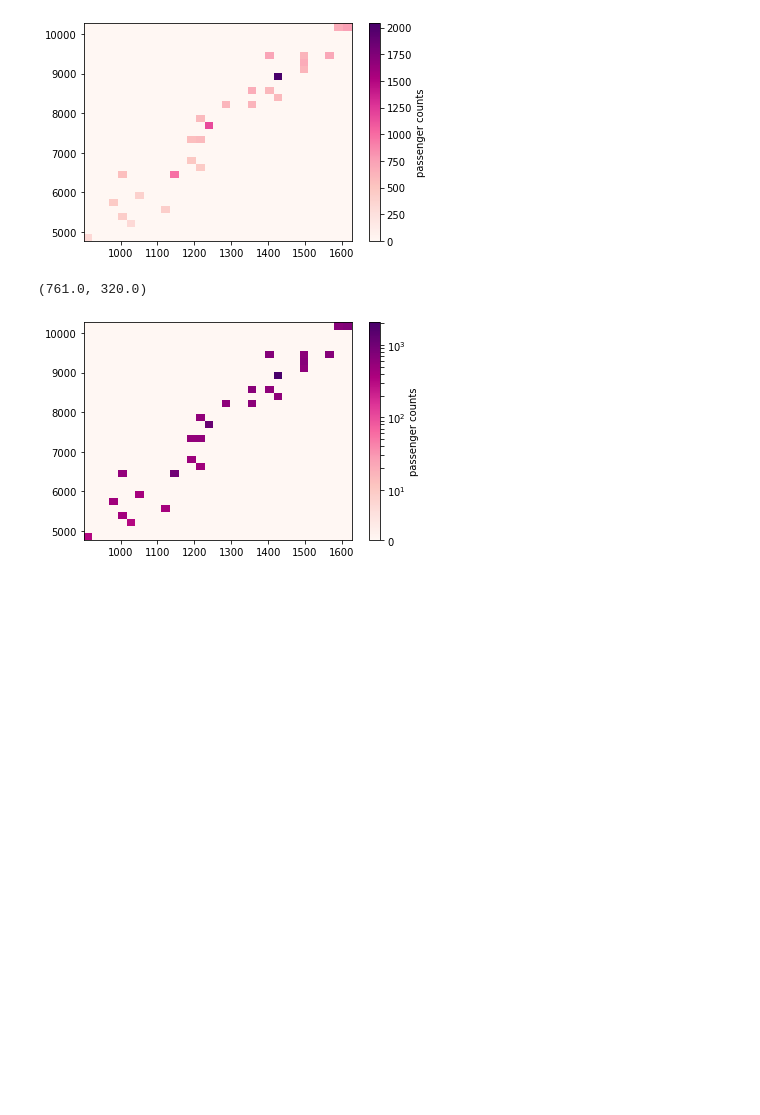
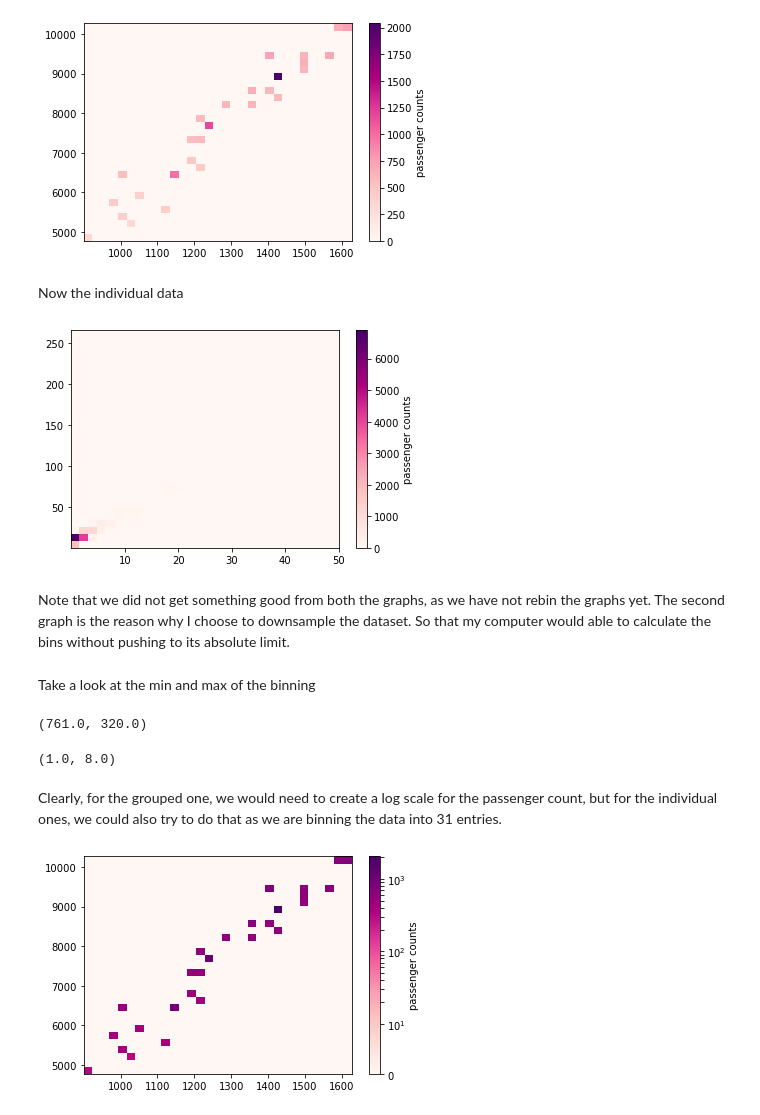
Before and after one commit to lolisaigao1234/IS497FinalProject, a Jupyter notebook: python/wu_rocky_Final_Project.ipynb, the cells around one changed output. Drawn from its saved outputs; the diff is of its cells as text; code cells hidden in the pictures; blank space fills up the shorter version.

```diff
--- a/python/wu_rocky_Final_Project.ipynb
+++ b/python/wu_rocky_Final_Project.ipynb
@@ -849,10 +849,32 @@ cb = plt.colorbar()
 cb.set_label('passenger counts')
 # %% [output]
 [figure]
+# %% [markdown]
+Now the individual data
+# %%
+plt.hist2d(x=data['trip_distance'],
+          y=data['total_amount'],
+          weights=data['passenger_count'],
+          bins=graphBins,
+          cmap='RdPu')
+cb = plt.colorbar()
+cb.set_label('passenger counts')
+# %% [output]
+[figure, added]
+# %% [markdown]
+Note that we did not get something good from both the graphs, as we have not rebin the graphs yet. The second graph is the reason why I choose to downsample the dataset. So that my computer would able to calculate the bins without pushing to its absolute limit.
+# %% [markdown]
+Take a look at the min and max of the binning
 # %%
 grouped_passenger_count.max(), grouped_passenger_count.min()
 # %% [output]
 (761.0, 320.0)
+# %%
+data['passenger_count'].min(), data['passenger_count'].max()
+# %% [output]
+(1.0, 8.0)
+# %% [markdown]
+Clearly, for the grouped one, we would need to create a log scale for the passenger count, but for the individual ones, we could also try to do that as we are binning the data into 31 entries.
 # %%
 plt.hist2d(x=grouped_trip_distance,
            y=grouped_total_amount,
```
Also changed, not shown: parts of 29 cells of this notebook.
